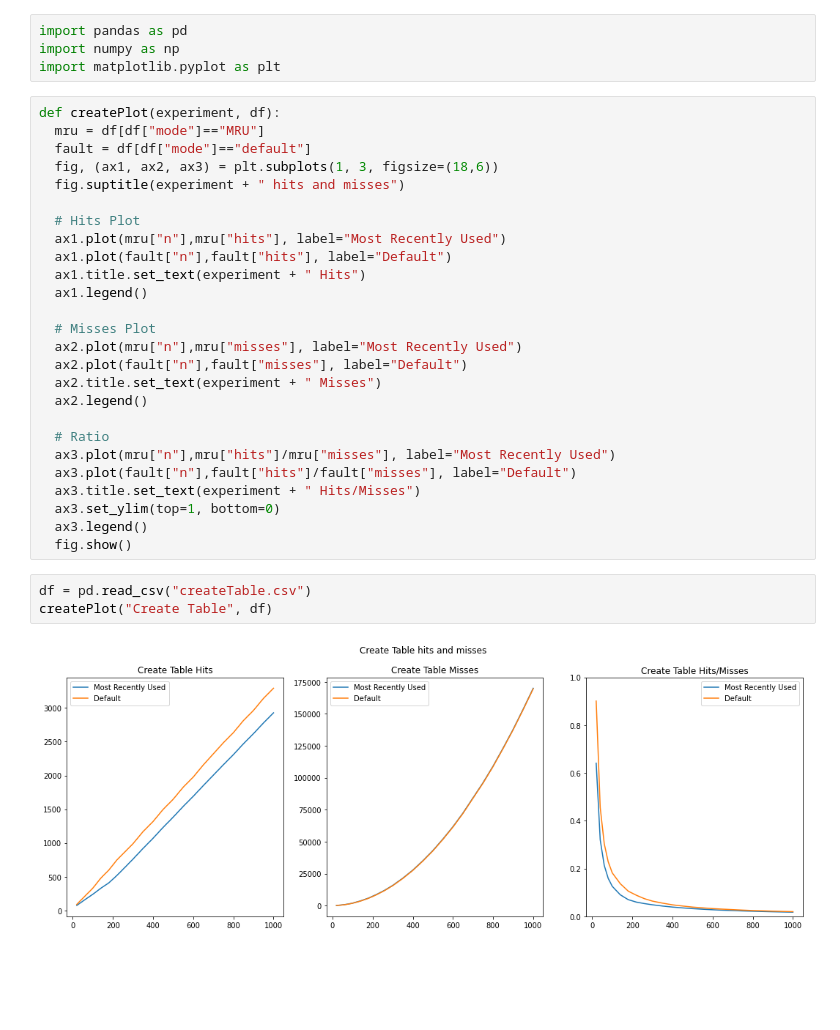
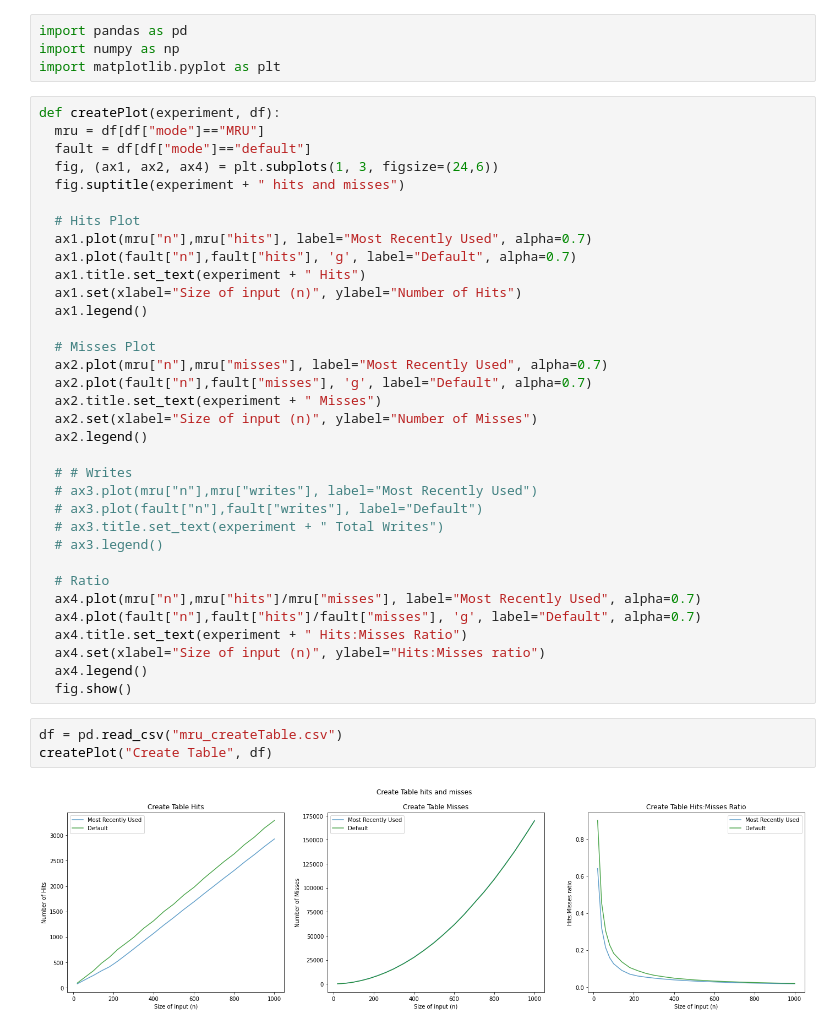
Before and after one commit to A-Wadhwani/CS448-Project1, a Jupyter notebook: CS_448_Project_1_Analysis.ipynb, the cells around one changed output. Saved outputs shown, nothing was run; the diff lists cells and outputs as text; blank space fills up the shorter version.

```diff
--- a/CS_448_Project_1_Analysis.ipynb
+++ b/CS_448_Project_1_Analysis.ipynb
@@ -8,31 +8,39 @@ import matplotlib.pyplot as plt
 def createPlot(experiment, df):
   mru = df[df["mode"]=="MRU"]
   fault = df[df["mode"]=="default"]
-  fig, (ax1, ax2, ax3) = plt.subplots(1, 3, figsize=(18,6))
+  fig, (ax1, ax2, ax4) = plt.subplots(1, 3, figsize=(24,6))
   fig.suptitle(experiment + " hits and misses")
 
   # Hits Plot
-  ax1.plot(mru["n"],mru["hits"], label="Most Recently Used")
-  ax1.plot(fault["n"],fault["hits"], label="Default")
+  ax1.plot(mru["n"],mru["hits"], label="Most Recently Used", alpha=0.7)
+  ax1.plot(fault["n"],fault["hits"], 'g', label="Default", alpha=0.7)
   ax1.title.set_text(experiment + " Hits")
+  ax1.set(xlabel="Size of input (n)", ylabel="Number of Hits")
   ax1.legend()
 
   # Misses Plot
-  ax2.plot(mru["n"],mru["misses"], label="Most Recently Used")
-  ax2.plot(fault["n"],fault["misses"], label="Default")
+  ax2.plot(mru["n"],mru["misses"], label="Most Recently Used", alpha=0.7)
+  ax2.plot(fault["n"],fault["misses"], 'g', label="Default", alpha=0.7)
   ax2.title.set_text(experiment + " Misses")
+  ax2.set(xlabel="Size of input (n)", ylabel="Number of Misses")
   ax2.legend()
 
+  # # Writes
+  # ax3.plot(mru["n"],mru["writes"], label="Most Recently Used")
+  # ax3.plot(fault["n"],fault["writes"], label="Default")
+  # ax3.title.set_text(experiment + " Total Writes")
+  # ax3.legend()
+
   # Ratio
-  ax3.plot(mru["n"],mru["hits"]/mru["misses"], label="Most Recently Used")
-  ax3.plot(fault["n"],fault["hits"]/fault["misses"], label="Default")
-  ax3.title.set_text(experiment + " Hits/Misses")
-  ax3.set_ylim(top=1, bottom=0)
-  ax3.legend()
+  ax4.plot(mru["n"],mru["hits"]/mru["misses"], label="Most Recently Used", alpha=0.7)
+  ax4.plot(fault["n"],fault["hits"]/fault["misses"], 'g', label="Default", alpha=0.7)
+  ax4.title.set_text(experiment + " Hits:Misses Ratio")
+  ax4.set(xlabel="Size of input (n)", ylabel="Hits:Misses ratio")
+  ax4.legend()
   fig.show()
 # %%
-df = pd.read_csv("createTable.csv")
+df = pd.read_csv("mru_createTable.csv")
 createPlot("Create Table", df)
 # %% [output]
-[figure, old version]
+[figure, new version]
 # %%
```
Also changed, not shown: parts of 6 cells of this notebook.
